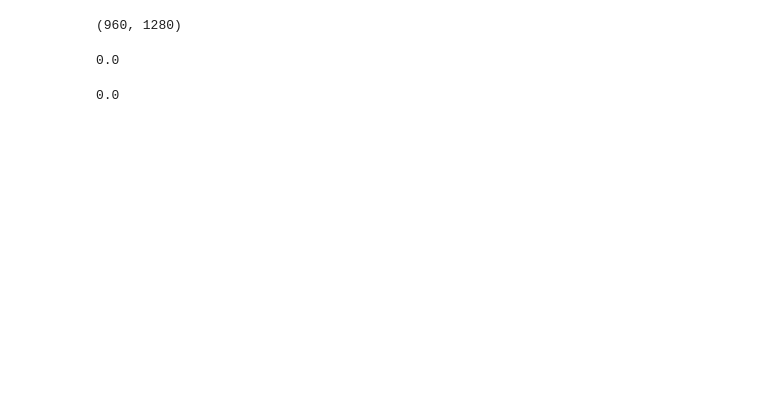
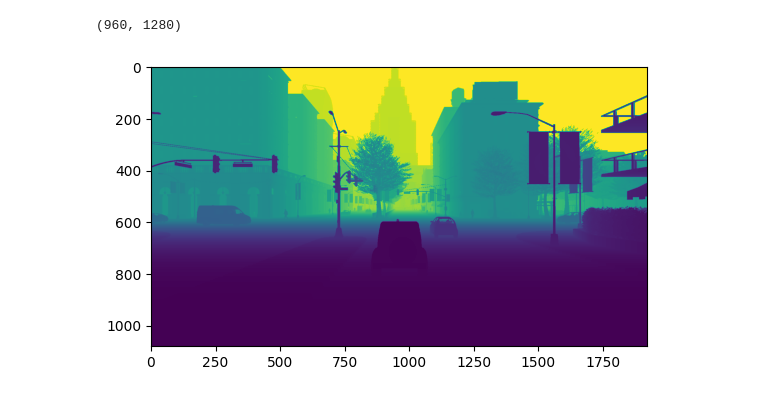
Before and after one commit to huynhbaobk/Night-Depth-Estimation, a Jupyter notebook: Test.ipynb, the cells around one changed output. Cells and saved outputs as stored; diff of their text form; code cells hidden in the pictures; blank space fills up the shorter version.

```diff
--- a/Test.ipynb
+++ b/Test.ipynb
@@ -114,11 +8,3 @@ depth = cv2.imread("/media/aiteam/DataAI/depth_datasets/oxford_raw/2014-12-16-18
 depth[:,:,1].shape
 # %% [output]
 (960, 1280)
-# %%
-np.mean(depth[:,:,1] - depth[:,:,2])
-# %% [output]
-0.0
-# %%
-np.(depth)
-# %% [output]
-0.0
@@ -124,0 +24,8 @@ np.(depth)
+# %%
+test_depth = cv2.imread("/media/aiteam/DataAI/depth_datasets/epe/epe-depth/depth/night-0096/96-20220815160350025_depth.png")
+test_depth = test_depth[:,:,0]
+# %%
+plt.imshow(test_depth)
+plt.show()
+# %% [output]
+[figure, added]
```
Also changed, not shown: parts of 40 cells of this notebook, 17 other files.
